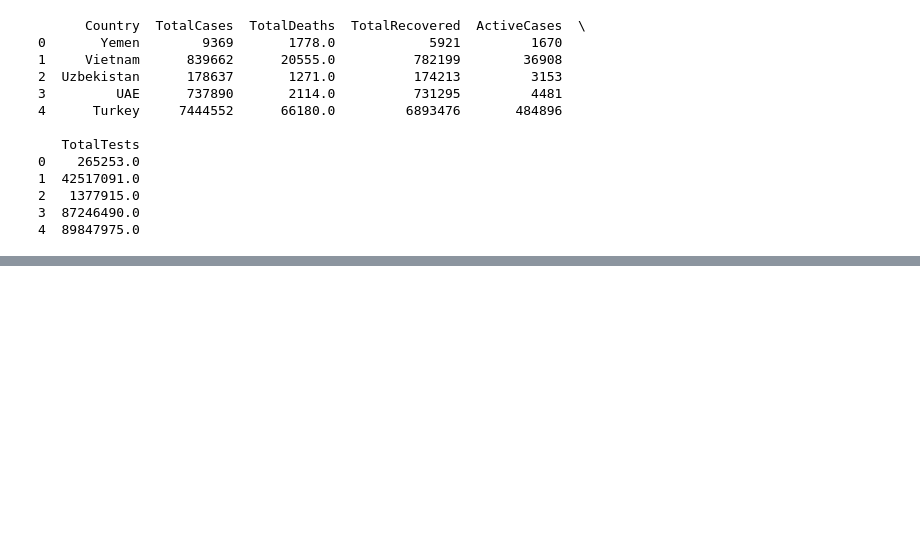
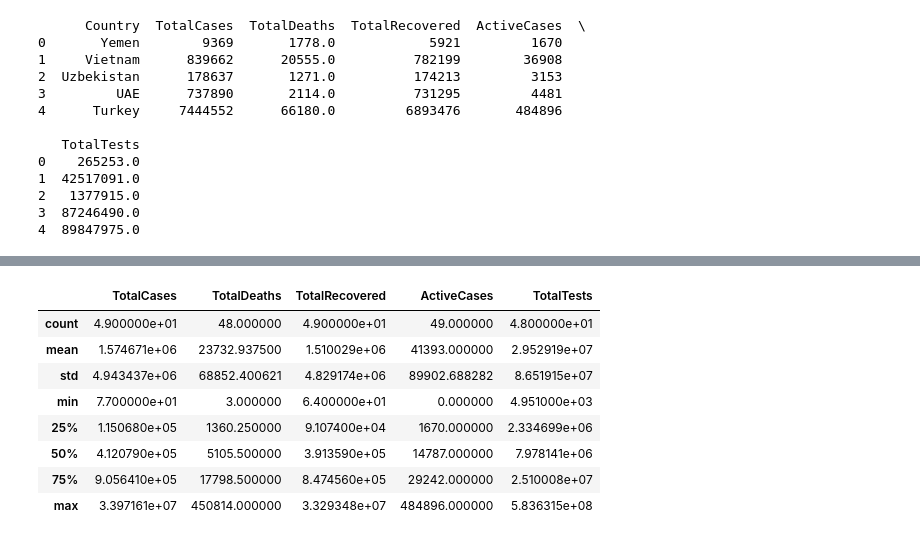
Before and after one commit to rachanakafle/rachana-made-template, a Jupyter notebook: project/report.ipynb, the cells around one changed output, grey strips where cells are left out. Saved outputs shown, nothing was run; the diff lists cells and outputs as text; code cells hidden in the pictures; blank space fills up the shorter version.

```diff
--- a/project/report.ipynb
+++ b/project/report.ipynb
@@ -50,0 +93,12 @@ print(df_europe.head())
+# %%
+df_asia.describe()
+# %% [output]
+|  | TotalCases | TotalDeaths | TotalRecovered | ActiveCases | TotalTests |
+| count | 4.900000e+01 | 48.000000 | 4.900000e+01 | 49.000000 | 4.800000e+01 |
+| mean | 1.574671e+06 | 23732.937500 | 1.510029e+06 | 41393.000000 | 2.952919e+07 |
+| std | 4.943437e+06 | 68852.400621 | 4.829174e+06 | 89902.688282 | 8.651915e+07 |
+| min | 7.700000e+01 | 3.000000 | 6.400000e+01 | 0.000000 | 4.951000e+03 |
+| 25% | 1.150680e+05 | 1360.250000 | 9.107400e+04 | 1670.000000 | 2.334699e+06 |
+| 50% | 4.120790e+05 | 5105.500000 | 3.913590e+05 | 14787.000000 | 7.978141e+06 |
+| 75% | 9.056410e+05 | 17798.500000 | 8.474560e+05 | 29242.000000 | 2.510008e+07 |
+| max | 3.397161e+07 | 450814.000000 | 3.329348e+07 | 484896.000000 | 5.836315e+08 |
```
Also changed, not shown: parts of 14 cells of this notebook.
